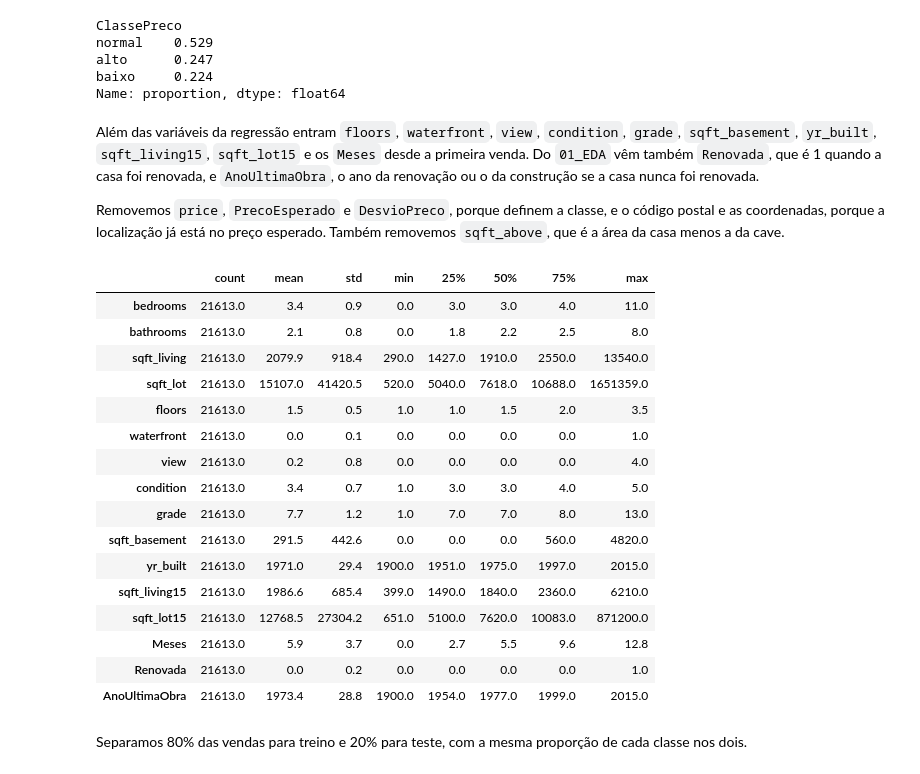
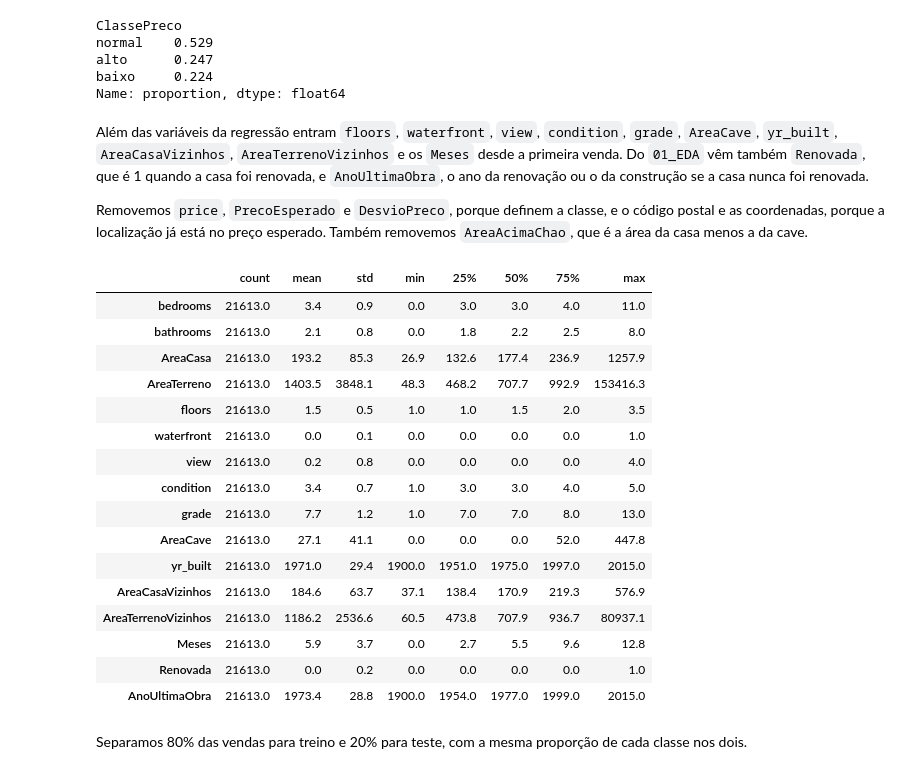
Before and after one commit to AnyTng/FAI26_P02_G09, a Jupyter notebook: 02_classify.ipynb, the cells around one changed output. Saved outputs shown, nothing was run; the diff lists cells and outputs as text; code cells hidden in the pictures.

```diff
--- a/02_classify.ipynb
+++ b/02_classify.ipynb
@@ -70,32 +70,32 @@ alto      0.247
 baixo     0.224
 Name: proportion, dtype: float64
 # %% [markdown]
-Além das variáveis da regressão entram `floors`, `waterfront`, `view`, `condition`, `grade`, `sqft_basement`, `yr_built`, `sqft_living15`, `sqft_lot15` e os `Meses` desde a primeira venda. Do `01_EDA` vêm também `Renovada`, que é 1 quando a casa foi renovada, e `AnoUltimaObra`, o ano da renovação ou o da construção se a casa nunca foi renovada.
+Além das variáveis da regressão entram `floors`, `waterfront`, `view`, `condition`, `grade`, `AreaCave`, `yr_built`, `AreaCasaVizinhos`, `AreaTerrenoVizinhos` e os `Meses` desde a primeira venda. Do `01_EDA` vêm também `Renovada`, que é 1 quando a casa foi renovada, e `AnoUltimaObra`, o ano da renovação ou o da construção se a casa nunca foi renovada.
 
-Removemos `price`, `PrecoEsperado` e `DesvioPreco`, porque definem a classe, e o código postal e as coordenadas, porque a localização já está no preço esperado. Também removemos `sqft_above`, que é a área da casa menos a da cave.
+Removemos `price`, `PrecoEsperado` e `DesvioPreco`, porque definem a classe, e o código postal e as coordenadas, porque a localização já está no preço esperado. Também removemos `AreaAcimaChao`, que é a área da casa menos a da cave.
 # %%
 vendas["Meses"] = (vendas["date"] - vendas["date"].min()).dt.days / 30.44
 
-NUMERICAS = ["bedrooms", "bathrooms", "sqft_living", "sqft_lot", "floors", "waterfront", "view", "condition", "grade",
-             "sqft_basement", "yr_built", "sqft_living15", "sqft_lot15", "Meses", "Renovada", "AnoUltimaObra"]
+NUMERICAS = ["bedrooms", "bathrooms", "AreaCasa", "AreaTerreno", "floors", "waterfront", "view", "condition", "grade",
+             "AreaCave", "yr_built", "AreaCasaVizinhos", "AreaTerrenoVizinhos", "Meses", "Renovada", "AnoUltimaObra"]
 ALVO = "ClassePreco"
 
 vendas[NUMERICAS].describe().T.round(1)
 # %% [output]
 |  | count | mean | std | min | 25% | 50% | 75% | max |
 | bedrooms | 21613.0 | 3.4 | 0.9 | 0.0 | 3.0 | 3.0 | 4.0 | 11.0 |
 | bathrooms | 21613.0 | 2.1 | 0.8 | 0.0 | 1.8 | 2.2 | 2.5 | 8.0 |
-| sqft_living | 21613.0 | 2079.9 | 918.4 | 290.0 | 1427.0 | 1910.0 | 2550.0 | 13540.0 |
-| sqft_lot | 21613.0 | 15107.0 | 41420.5 | 520.0 | 5040.0 | 7618.0 | 10688.0 | 1651359.0 |
+| AreaCasa | 21613.0 | 193.2 | 85.3 | 26.9 | 132.6 | 177.4 | 236.9 | 1257.9 |
+| AreaTerreno | 21613.0 | 1403.5 | 3848.1 | 48.3 | 468.2 | 707.7 | 992.9 | 153416.3 |
 | floors | 21613.0 | 1.5 | 0.5 | 1.0 | 1.0 | 1.5 | 2.0 | 3.5 |
 | waterfront | 21613.0 | 0.0 | 0.1 | 0.0 | 0.0 | 0.0 | 0.0 | 1.0 |
 | view | 21613.0 | 0.2 | 0.8 | 0.0 | 0.0 | 0.0 | 0.0 | 4.0 |
 | condition | 21613.0 | 3.4 | 0.7 | 1.0 | 3.0 | 3.0 | 4.0 | 5.0 |
 | grade | 21613.0 | 7.7 | 1.2 | 1.0 | 7.0 | 7.0 | 8.0 | 13.0 |
-| sqft_basement | 21613.0 | 291.5 | 442.6 | 0.0 | 0.0 | 0.0 | 560.0 | 4820.0 |
+| AreaCave | 21613.0 | 27.1 | 41.1 | 0.0 | 0.0 | 0.0 | 52.0 | 447.8 |
 | yr_built | 21613.0 | 1971.0 | 29.4 | 1900.0 | 1951.0 | 1975.0 | 1997.0 | 2015.0 |
-| sqft_living15 | 21613.0 | 1986.6 | 685.4 | 399.0 | 1490.0 | 1840.0 | 2360.0 | 6210.0 |
-| sqft_lot15 | 21613.0 | 12768.5 | 27304.2 | 651.0 | 5100.0 | 7620.0 | 10083.0 | 871200.0 |
+| AreaCasaVizinhos | 21613.0 | 184.6 | 63.7 | 37.1 | 138.4 | 170.9 | 219.3 | 576.9 |
+| AreaTerrenoVizinhos | 21613.0 | 1186.2 | 2536.6 | 60.5 | 473.8 | 707.9 | 936.7 | 80937.1 |
 | Meses | 21613.0 | 5.9 | 3.7 | 0.0 | 2.7 | 5.5 | 9.6 | 12.8 |
 | Renovada | 21613.0 | 0.0 | 0.2 | 0.0 | 0.0 | 0.0 | 0.0 | 1.0 |
 | AnoUltimaObra | 21613.0 | 1973.4 | 28.8 | 1900.0 | 1954.0 | 1977.0 | 1999.0 | 2015.0 |
```
Also changed, not shown: parts of 35 cells of this notebook, 4 other files.
